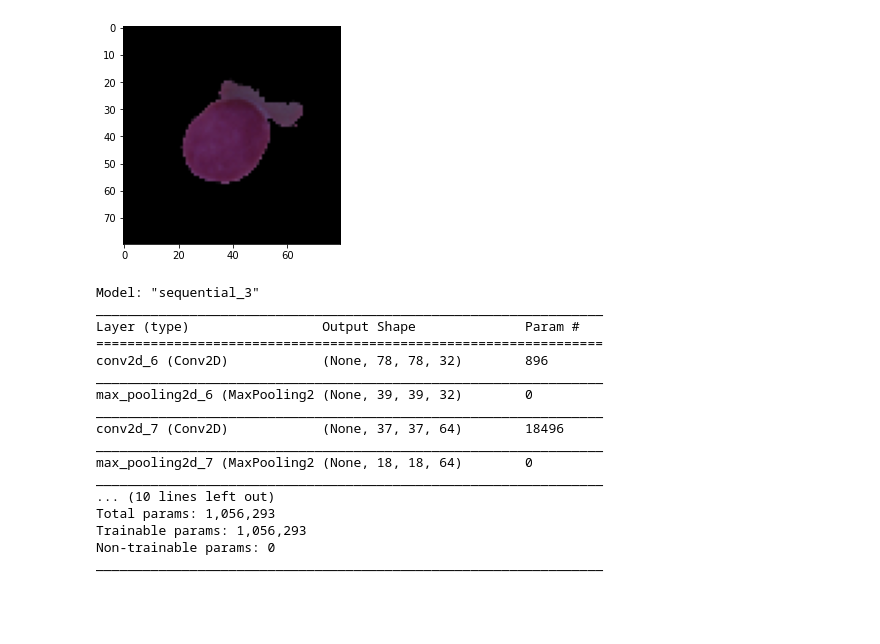
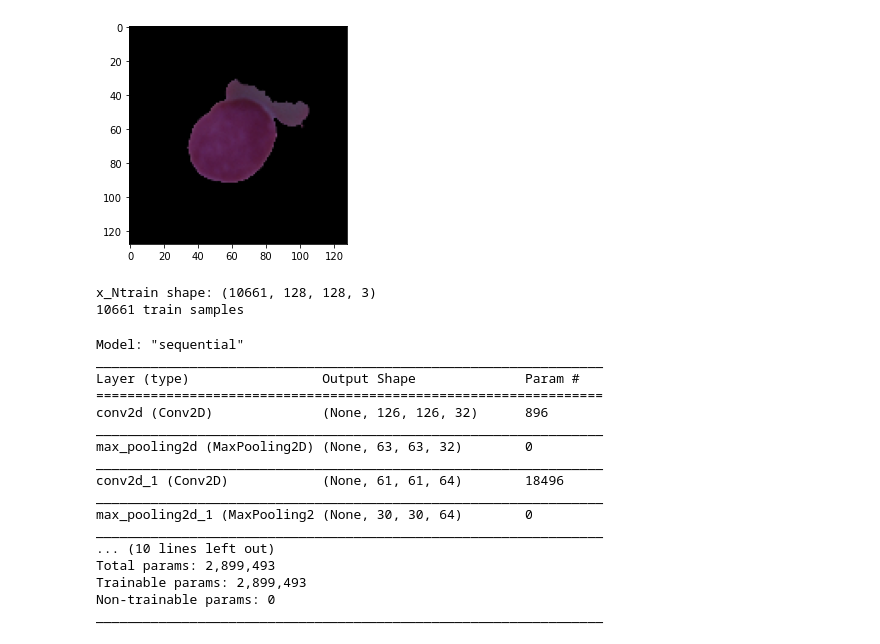
Before and after one commit to nmel88/BMEN415_Project, a Jupyter notebook: Classification/leukemia_cnn.ipynb, the cells around one changed output. Cells and saved outputs as stored; diff of their text form; code cells hidden in the pictures; blank space fills up the shorter version.

Commit message:
Improved CNN Image Classification Attempt
Created augmented Data to address class imbalances and increased the image size. Got 58.9% accuracy, small improvement

```diff
--- a/Classification/leukemia_cnn.ipynb
+++ b/Classification/leukemia_cnn.ipynb
@@ -32,0 +23,10 @@ Populating the interactive namespace from numpy and matplotlib
+# %%
+print('Class Imbalance:', len(trainall), len(trainhem))  #Class imbalance
+
+#Flipping Minor class sample to generate more samples
+trainhemTemp = np.array(trainhem)
+trainhemF = np.flipud(trainhemTest) #Flip Vertically
+#Adding In Augmented Data to Balance Classes
+y_trainTemp = np.zeros(len(trainhemF)) #Labels 0 = Normal Cell
+x_train = np.concatenate((x_train, trainhemF), axis=0)
+y_train = np.concatenate((y_train, y_trainTemp), axis=0)
@@ -33,14 +69,14 @@ Populating the interactive namespace from numpy and matplotlib
 # %%
 #Resizing Images to be Smaller
 image = train1all[0]
-resized_image = cv2.resize(image, dsize=(80,80), interpolation=cv2.INTER_CUBIC)
+resized_image = cv2.resize(image, dsize=(128,128), interpolation=cv2.INTER_CUBIC)
 x_Strain = [resized_image]*len(x_train)
 
 for n in range(len(x_train)):
-    x_Strain[n] =  cv2.resize(x_train[n], dsize=(80,80), interpolation=cv2.INTER_CUBIC)
+    x_Strain[n] =  cv2.resize(x_train[n], dsize=(128,128), interpolation=cv2.INTER_CUBIC)
 imgplot = plt.imshow(x_Strain[2003])
 # %% [output]
-[figure, old version]
+[figure, new version]
 # %%
 #Normalizing RBG Values
 x_Strain = np.array(x_Strain)
@@ -48,19 +84,21 @@ x_Ntrain = x_Strain.astype("float32") / 255
 
 print("x_Ntrain shape:", x_Ntrain.shape)
 print(x_Ntrain.shape[0], "train samples")
+# %% [output]
+x_Ntrain shape: (10661, 128, 128, 3)
+10661 train samples
 # %%
 #Building the Model
-import numpy as np
 from keras.layers import Activation, Dense
 from keras.models import Sequential
 import tensorflow as tf
 from tensorflow import keras
 from tensorflow.keras import layers
 
-input_shape = x_Strain[1].shape #80, 80, 3
+input_shape = x_Strain[1].shape #128, 128, 3
 
 model = Sequential()
-model.add(layers.Conv2D(32, (3, 3), activation='relu', input_shape=(80, 80, 3)))
+model.add(layers.Conv2D(32, (3, 3), activation='relu', input_shape=(128, 128, 3)))
 model.add(layers.MaxPooling2D((2, 2)))
 model.add(layers.Conv2D(64, (3, 3), activation='relu'))
 model.add(layers.MaxPooling2D((2, 2)))
@@ -73,21 +111,21 @@ model.add(Activation('sigmoid'))
 
 model.summary()
 # %% [output]
-Model: "sequential_3"
+Model: "sequential"
 _________________________________________________________________
 Layer (type)                 Output Shape              Param #
 =================================================================
-conv2d_6 (Conv2D)            (None, 78, 78, 32)        896
+conv2d (Conv2D)              (None, 126, 126, 32)      896
 _________________________________________________________________
-max_pooling2d_6 (MaxPooling2 (None, 39, 39, 32)        0
+max_pooling2d (MaxPooling2D) (None, 63, 63, 32)        0
 _________________________________________________________________
-conv2d_7 (Conv2D)            (None, 37, 37, 64)        18496
+conv2d_1 (Conv2D)            (None, 61, 61, 64)        18496
 _________________________________________________________________
-max_pooling2d_7 (MaxPooling2 (None, 18, 18, 64)        0
+max_pooling2d_1 (MaxPooling2 (None, 30, 30, 64)        0
 _________________________________________________________________
 ... (10 lines left out)
-Total params: 1,056,293
-Trainable params: 1,056,293
+Total params: 2,899,493
+Trainable params: 2,899,493
 Non-trainable params: 0
 _________________________________________________________________
 # %%
```
Also changed, not shown: parts of 10 cells of this notebook.
